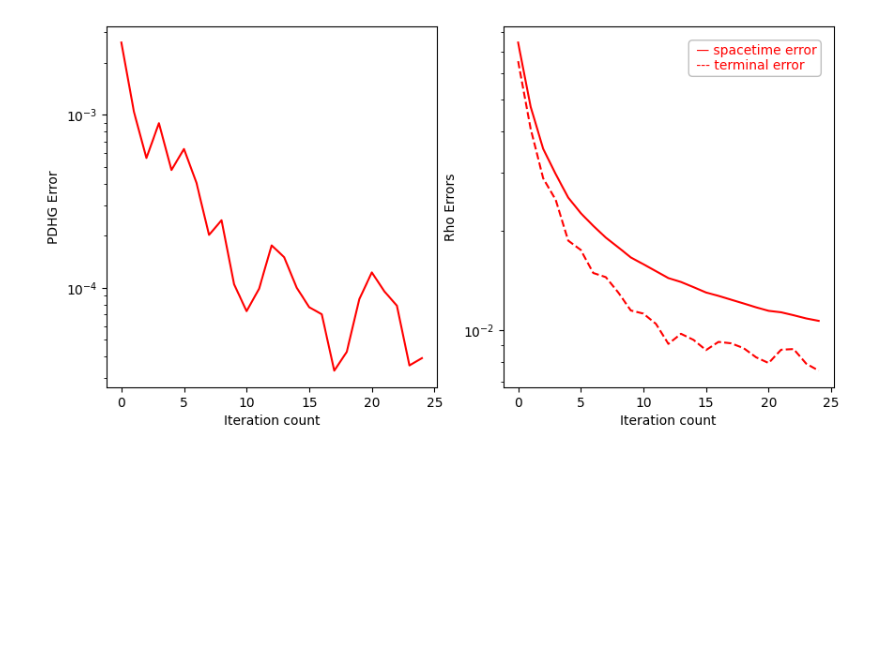
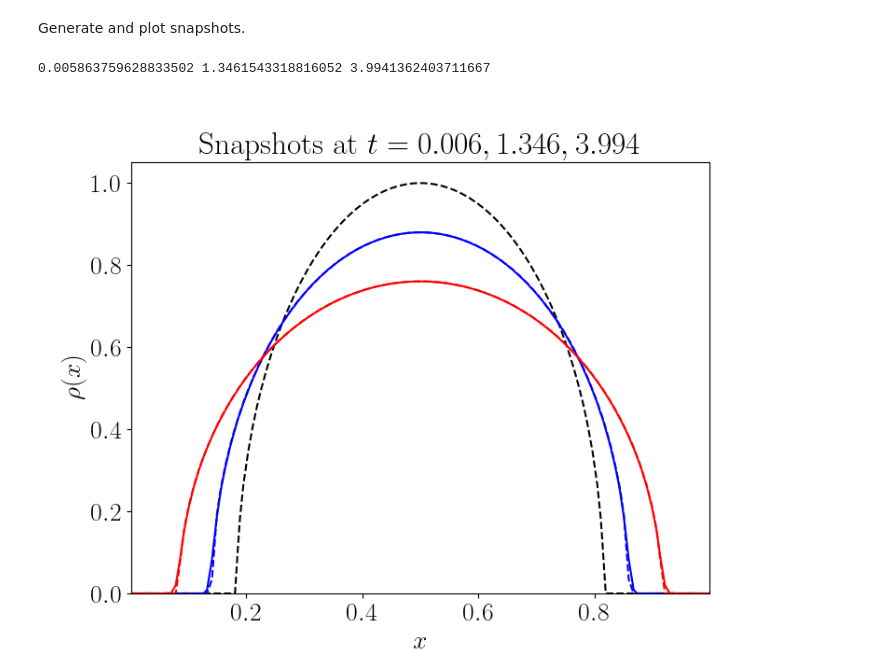
Before and after one commit to avj-jpg/WassersteinGradientFlows, a Jupyter notebook: PME_BarenBlatt.ipynb, the cells around one changed output. Cells and saved outputs as stored; diff of their text form; code cells hidden in the pictures; blank space fills up the shorter version.

```diff
--- a/PME_BarenBlatt.ipynb
+++ b/PME_BarenBlatt.ipynb
@@ -53,5 +58,13 @@ WebGuiWidget(layout=Layout(height='500px', width='100%'), value={'gui_settings':
-# %%
-fig, axs = plt.subplots(1, 2, figsize = (10, 5))
-plotErr(P3,axs,'','red')
-# %% [output]
-[figure, removed]
+# %% [markdown]
+Generate and plot snapshots.
+# %%
+plt.rcParams.update(plt.rcParamsDefault)
+plt.rc("text", usetex=True)
+plt.rc("font",size=20, family="serif")
+fig, ax = plt.subplots(figsize = (8,6))
+P3.snapshots(fig, ax)
+plt.rc("text", usetex=False)
+plt.rc("font",size=12, family="serif")
+# %% [output]
+0.005863759628833502 1.3461543318816052 3.9941362403711667
+[figure, added]
```
Also changed, not shown: parts of 23 cells of this notebook, 9 other files.
